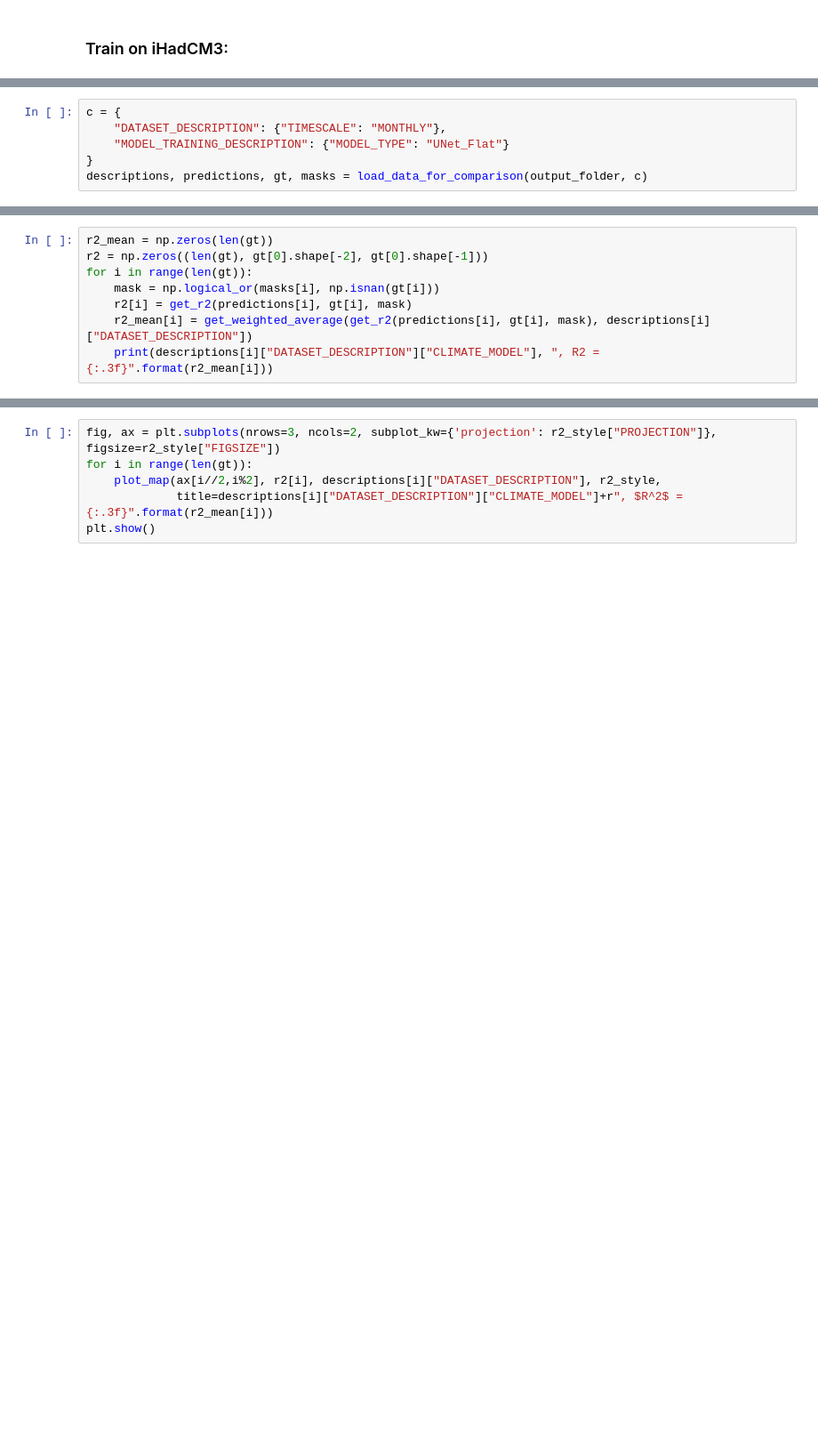
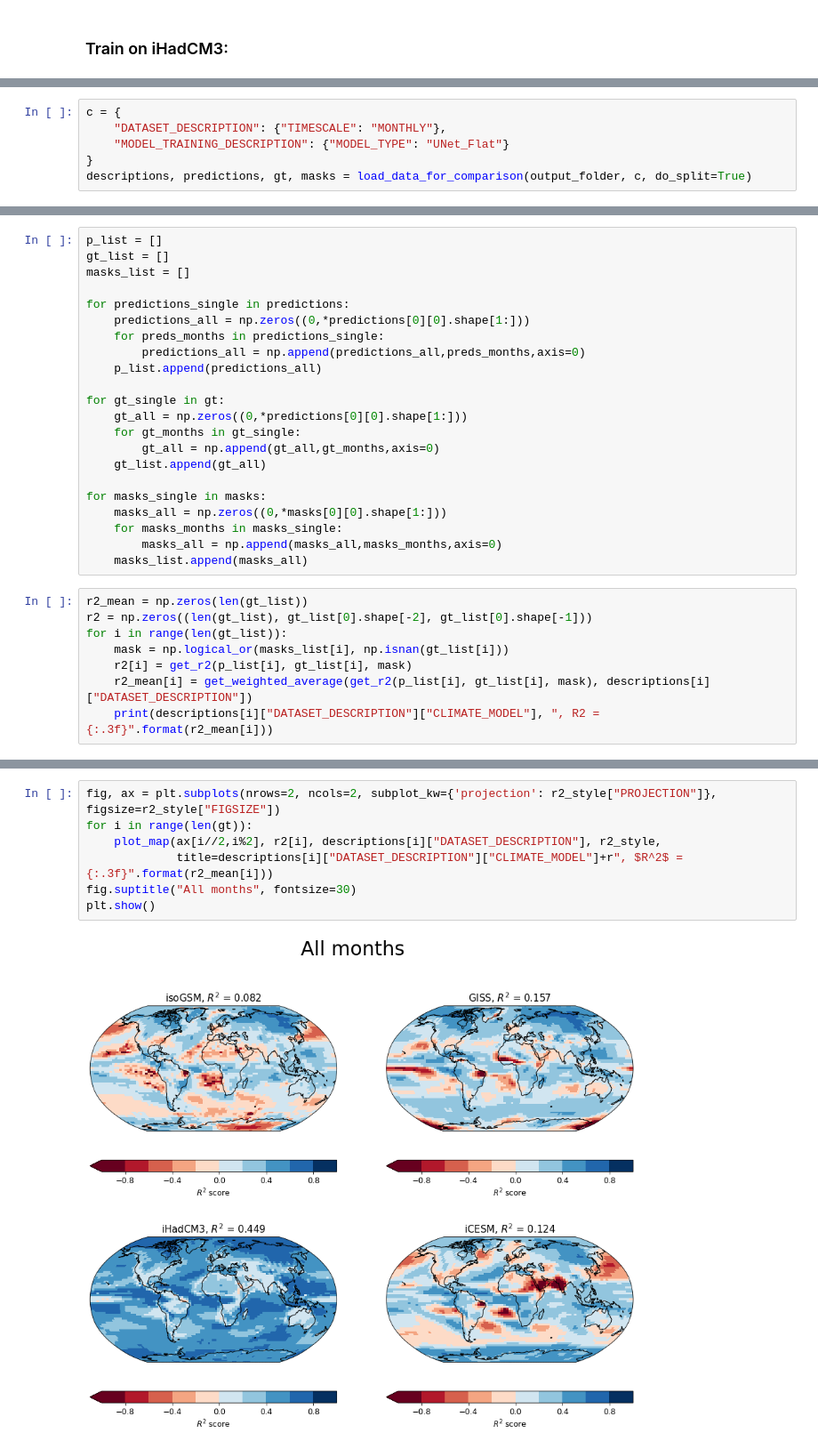
Before and after one commit to jonathanwider/isoEm, a Jupyter notebook: Test_crossprediction.ipynb, the cells around one changed output, grey strips where cells are left out. Shown at 89% size. Drawn from its saved outputs; the diff is of its cells as text; blank space fills up the shorter version.

Commit message:
monthly crossprediction

```diff
--- a/Test_crossprediction.ipynb
+++ b/Test_crossprediction.ipynb
@@ -908,4 +855,4 @@ c = {
     "DATASET_DESCRIPTION": {"TIMESCALE": "MONTHLY"},
     "MODEL_TRAINING_DESCRIPTION": {"MODEL_TYPE": "UNet_Flat"}
 }
-descriptions, predictions, gt, masks = load_data_for_comparison(output_folder, c)
+descriptions, predictions, gt, masks = load_data_for_comparison(output_folder, c, do_split=True)
@@ -912,8 +861,30 @@ descriptions, predictions, gt, masks = load_data_for_comparison(output_folder, c
+# %%
+p_list = []
+gt_list = []
+masks_list = []
+
+for predictions_single in predictions:
+    predictions_all = np.zeros((0,*predictions[0][0].shape[1:]))
+    for preds_months in predictions_single:
+        predictions_all = np.append(predictions_all,preds_months,axis=0)
+    p_list.append(predictions_all)
+
+for gt_single in gt:
+    gt_all = np.zeros((0,*predictions[0][0].shape[1:]))
+    for gt_months in gt_single:
+        gt_all = np.append(gt_all,gt_months,axis=0)
+    gt_list.append(gt_all)
+
+for masks_single in masks:
+    masks_all = np.zeros((0,*masks[0][0].shape[1:]))
+    for masks_months in masks_single:
+        masks_all = np.append(masks_all,masks_months,axis=0)
+    masks_list.append(masks_all)
 # %%
-r2_mean = np.zeros(len(gt))
-r2 = np.zeros((len(gt), gt[0].shape[-2], gt[0].shape[-1]))
-for i in range(len(gt)):
-    mask = np.logical_or(masks[i], np.isnan(gt[i]))
-    r2[i] = get_r2(predictions[i], gt[i], mask)
-    r2_mean[i] = get_weighted_average(get_r2(predictions[i], gt[i], mask), descriptions[i]["DATASET_DESCRIPTION"])
+r2_mean = np.zeros(len(gt_list))
+r2 = np.zeros((len(gt_list), gt_list[0].shape[-2], gt_list[0].shape[-1]))
+for i in range(len(gt_list)):
+    mask = np.logical_or(masks_list[i], np.isnan(gt_list[i]))
+    r2[i] = get_r2(p_list[i], gt_list[i], mask)
+    r2_mean[i] = get_weighted_average(get_r2(p_list[i], gt_list[i], mask), descriptions[i]["DATASET_DESCRIPTION"])
     print(descriptions[i]["DATASET_DESCRIPTION"]["CLIMATE_MODEL"], ", R2 = {:.3f}".format(r2_mean[i]))
@@ -920,6 +896,9 @@ for i in range(len(gt)):
 # %%
-fig, ax = plt.subplots(nrows=3, ncols=2, subplot_kw={'projection': r2_style["PROJECTION"]}, figsize=r2_style["FIGSIZE"])
+fig, ax = plt.subplots(nrows=2, ncols=2, subplot_kw={'projection': r2_style["PROJECTION"]}, figsize=r2_style["FIGSIZE"])
 for i in range(len(gt)):
     plot_map(ax[i//2,i%2], r2[i], descriptions[i]["DATASET_DESCRIPTION"], r2_style,
              title=descriptions[i]["DATASET_DESCRIPTION"]["CLIMATE_MODEL"]+r", $R^2$ = {:.3f}".format(r2_mean[i]))
+fig.suptitle("All months", fontsize=30)
 plt.show()
+# %% [output]
+[figure, added]
```
Also changed, not shown: parts of 42 cells of this notebook, 6 other files.
